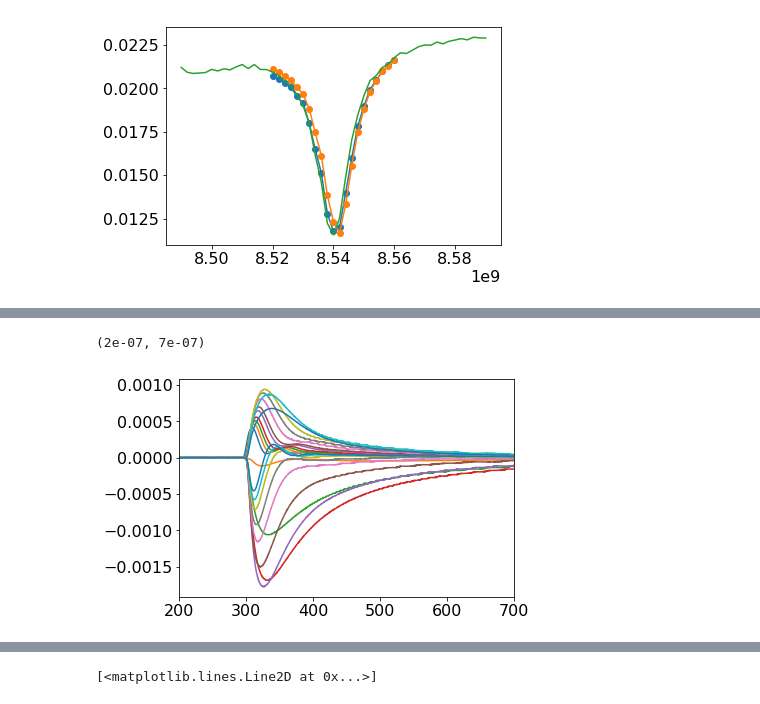
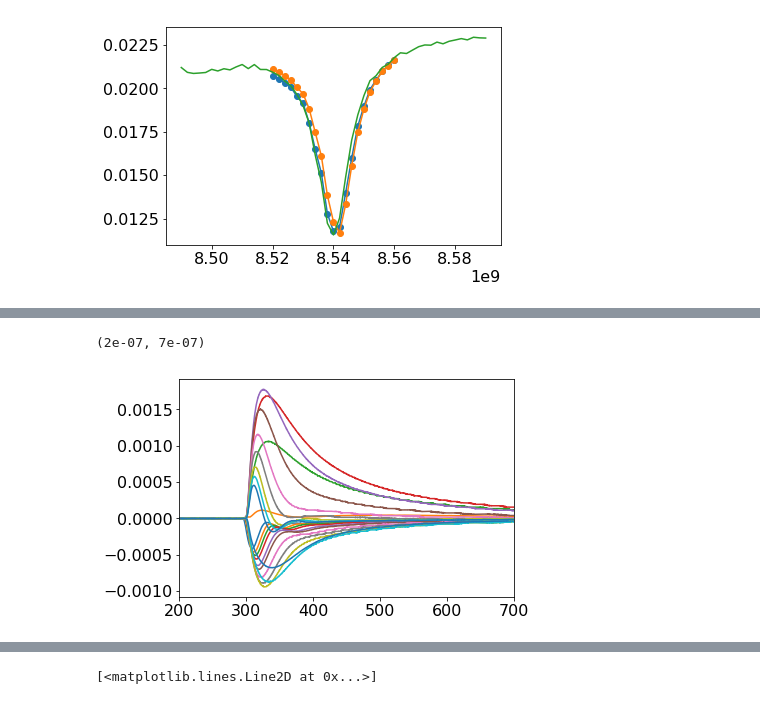
Before and after one commit to aspitarl/TRMC, a Jupyter notebook: 12-18-18.ipynb, the cells around one changed output, grey strips where cells are left out. Cells and saved outputs as stored; diff of their text form; code cells hidden in the pictures.

Commit message:
add TL samples into freq dependence notebook

```diff
--- a/12-18-18.ipynb
+++ b/12-18-18.ipynb
@@ -30,0 +25,10 @@ os.listdir(defaultpath)
+# %%
+basedir = '/home/lee/OneDrive/Data/TRMC/Refined/Freqdep/'
+
+fps = {
+    'KCs' :  basedir + 'KCs/',
+    'PC' :  basedir + 'PC/',
+    'SP' :  basedir + 'SP/'
+}
+
+os.listdir(samples['SP'])
@@ -113,5 +139,5 @@ Use 'series.values.argmin' to get the position of the minimum now.
 # %%
-ffpath = os.path.join(defaultpath,'Sample KCs/FreqFluence3')
+ffpath = os.path.join(fps['KCs'],'FreqFluence')
 folders = os.listdir(ffpath)
 miarray = []
 folder_re = '^(\d+\.\d+)GHz_(.+?)'
@@ -149,6 +177,7 @@ mi_t = pd.MultiIndex.from_tuples(miarray_t, names = ['Direction','Frequency','Fl
 
 s_files = pd.Series(flist, index = mi)
 # %%
+
 direcs = set(s_files.index.levels[0])
 freqs = set(s_files.index.levels[1])
 fluences = set(s_files.index.levels[2])
@@ -157,21 +186,25 @@ fluences = set(s_files.index.levels[2])
 data = np.zeros([len(direcs)*len(freqs)*len(fluences),len(time_arr)])
 
 
-lowpow = 722200000.0
+lowpow = mi.levels[2][-1]
 
 backvs = []
-re_backV = "^Background Voltage,-(\d+\.\d+)mV"
-re_backV2 = "^Background Voltage,-(\d+)mV"
+re_backV = "^Background Voltage,-(\d+\.\d+)(.)V"
+re_backV2 = "^Background Voltage,-(\d+)(.)V"
+
+lp = 0
 
 for i, tup in enumerate(mi):
     direc, freq, fluence = tup
     fp = s_files[direc,freq,fluence]
     if(fluence == lowpow):
         lp = load.load_trace(fp,50e-9).values
+#         print(len(lp))
         data[i,:] = lp - lp
     else:
-        d = load.load_trace(fp,50e-9).values - lp
-        data[i,:] = d
+        d = load.load_trace(fp,50e-9).values
+
+        data[i,:] = d - lp
 
     with open(fp) as p:
         for i, line in enumerate(p):
@@ -179,10 +212,17 @@ for i, tup in enumerate(mi):
                 m = re.search(re_backV,line)
                 if m == None:
                     m = re.search(re_backV2,line)
-                backvs.append(float(m.groups()[0])*1e-3)
+
+                if m.groups()[1] == 'm':
+                    fac = 1e-3
+                elif m.groups()[1] == 'µ':
+                    fac = 1e-6
+
+
+                backvs.append(float(m.groups()[0])*fac)
 
 data = data.flatten()
 
 s = pd.Series(data,index = mi_t)
 
-backvs = pd.Series(backvs,index = mi).xs(7.222000e+08,level =2)
+backvs = pd.Series(backvs,index = mi).xs(mi.levels[2][-1],level =2)
@@ -196,15 +276,15 @@ plt.plot(swps_V['KCs_0ms'])
 # %%
 s1 = s.xs('U',level = 0).sort_index(level = 0)
 fluences = s1.index.levels[1]
-s2 = s1.xs(fluences[-1],level = 1).sort_index(level = 0)
+s2 = s1.xs(fluences[1],level = 1).sort_index(level = 0)
 freqs = s2.index.levels[0]
 fig, ax = plt.subplots()
 
 for freq in freqs:
     ax.plot(s2[freq])
 
 ax.xaxis.set_major_formatter(FuncFormatter(exp_formatter(-9).format_func))
 ax.set_xlim([200e-9,700e-9])
 # %% [output]
 (2e-07, 7e-07)
-[figure, old version]
+[figure, new version]
```
Also changed, not shown: parts of 12 cells of this notebook.
